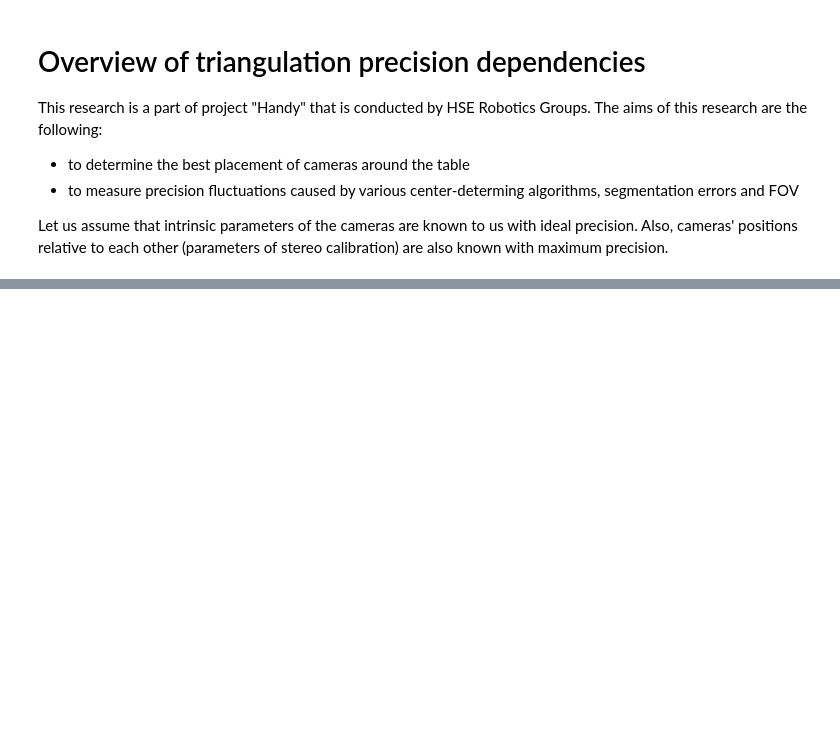
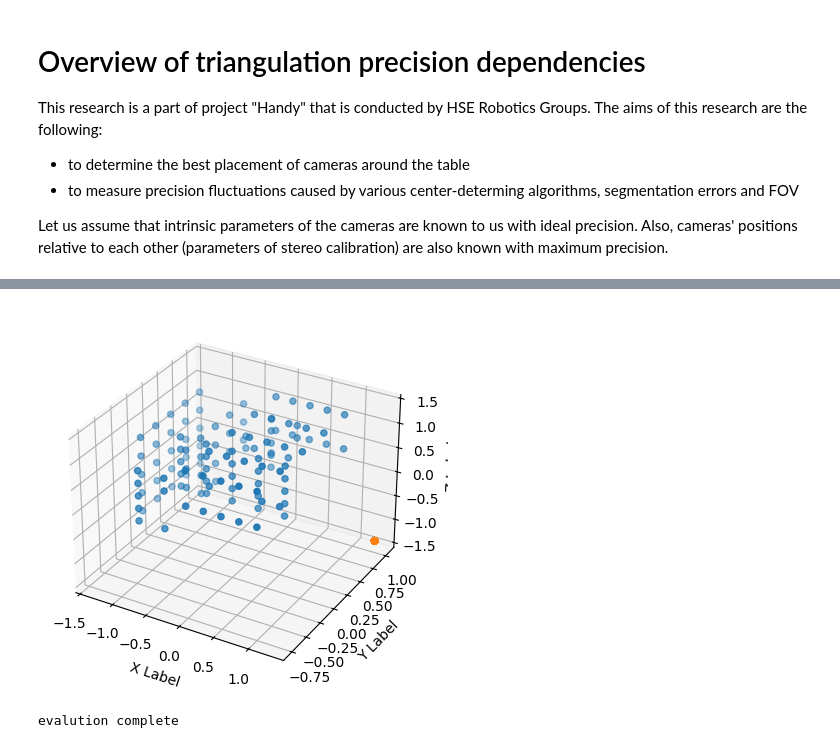
Before and after one commit to robotics-laboratory/handy, a Jupyter notebook: research.ipynb, the cells around one changed output, grey strips where cells are left out. Drawn from its saved outputs; the diff is of its cells as text; code cells hidden in the pictures; blank space fills up the shorter version.

```diff
--- a/research.ipynb
+++ b/research.ipynb
@@ -171,5 +177,7 @@ def triangulate_position(
 # %%
 def get_bbox(mask: np.ndarray) -> List[float]:
+    if not np.any(mask):
+        return [0., 0., 0., 0.]
     # x_min, y_min, x_max, y_max
     horizontal_indicies = np.where(np.any(mask, axis=0))[0]
     vertical_indicies = np.where(np.any(mask, axis=1))[0]
@@ -196,3 +199,21 @@ def evaluate_precision(sphere_centers, triangulated_points):
+# %%
+def evaluate_precision(sphere_centers, triangulated_points):
+    print(sphere_centers[:, :5])
+    print(triangulated_points[:, :5])
+    errors = sphere_centers - triangulated_points
+    print("precision of triangulated points:")
+    print(np.mean(errors * errors))
+
+    fig = plt.figure()
+    ax = fig.add_subplot(projection='3d')
+    ax.scatter(sphere_centers[0, :], sphere_centers[1, :], sphere_centers[2, :], marker='o')
+    ax.scatter(triangulated_points[0, :], triangulated_points[1, :], triangulated_points[2, :], marker='o')
+
+    ax.set_xlabel('X Label')
+    ax.set_ylabel('Y Label')
+    ax.set_zlabel('Z Label')
+
+    plt.show()
 # %%
 def evaluate_camera_position(
     world2master: Transformation,
@@ -201,28 +222,47 @@ def evaluate_camera_position(
     camera_matrix_1,
     camera_matrix_2,
 ):
-    sphere_centers = np.row_stack(
-        (
-            np.linspace(-TABLE_LENGTH / 2, TABLE_LENGTH / 2, 10),
-            np.linspace(-TABLE_WIDTH / 2, TABLE_WIDTH / 2, 10),
+    NUMBER_OF_SPHERES = 5
+    sphere_centers = []
+    for x in np.linspace(-TABLE_LENGTH / 2, TABLE_LENGTH / 2, NUMBER_OF_SPHERES):
+        for y in np.linspace(-TABLE_WIDTH / 2, TABLE_WIDTH / 2, NUMBER_OF_SPHERES):
+            for z in np.linspace(0, 1, NUMBER_OF_SPHERES):
+                sphere_centers.append((x, y, z))
+    sphere_centers = np.array(sphere_centers).reshape((3, NUMBER_OF_SPHERES**3))
+    points = []
+    world2second = master2second * world2master
+    for i in range(sphere_centers.shape[1]):
+        if i % 20 == 0:
+            print(i)
+        mask_1 = project_sphere_to_image(
+            sphere_centers[:, i : (i + 1)], 0.02, K_1, world2master
         )
-    )
-
-    points = []
-    world2second = master2second @ world2master
-    for i in range(sphere_centers.shape[1]):
-        mask_1 = project_sphere_to_image(sphere_centers[:, i], 0.02, K_1, world2master)
-        mask_2 = project_sphere_to_image(sphere_centers[:, i], 0.02, K_2, world2second)
+        mask_2 = project_sphere_to_image(
+            sphere_centers[:, i : (i + 1)], 0.02, K_2, world2second
+        )
         points.append((center_extranctor(mask_1), center_extranctor(mask_2)))
     triangulated_points = triangulate_position(
-        points, world2master, master2second, camera_matrix_1, camera_matrix_2
+        np.array(points), world2master, master2second, camera_matrix_1, camera_matrix_2
     )
     print(f"triangulated_points shape is {triangulated_points.shape}")
 
     evaluate_precision(sphere_centers, triangulated_points)
     print("evalution complete")
 
+
 # main test: opposite camera placement
-world2master = Transformation(Rotation.from_euler("xyz", [], degrees=True).as_matrix(), np.array([0, 0, 0]))
-master2second = Transformation(Rotation.from_euler("xyz", [], degrees=True).as_matrix(), np.array([0, 0, 0]))
-evaluate_camera_position(world2master, master2second, K_1, K_2)
+# world2master = Transformation(Rotation.from_euler("xyz", [0, -45, -90], degrees=True).as_matrix(), np.array([-TABLE_LENGTH/4, TABLE_WIDTH, 0.5]))
+# master2second = Transformation(Rotation.from_euler("xyz", [], degrees=True).as_matrix(), np.array([0, 0, 0]))
+
+world2master = Transformation(
+    Rotation.from_euler("xyz", [0, -45, -90], degrees=True).as_matrix(),
+    np.array([-TABLE_LENGTH / 4, TABLE_WIDTH, 0.5]),
+)
+master2second = Transformation(
+    Rotation.from_euler(
+        "xyz", [0.01175419895518242, 2.170836441913732, 2.19333242876324], degrees=False
+    ).as_matrix(),
+    np.array([-0.06677747450343367, -1.174973690204363, 1.140354306665756]),
+)
+evaluate_camera_position(world2master, master2second, get_mask_center, K_1, K_2)
+# %% [output]
@@ -228,0 +285,2 @@ evaluate_camera_position(world2master, master2second, K_1, K_2)
+[figure, added]
+evalution complete
```
Also changed, not shown: parts of 5 cells of this notebook.
